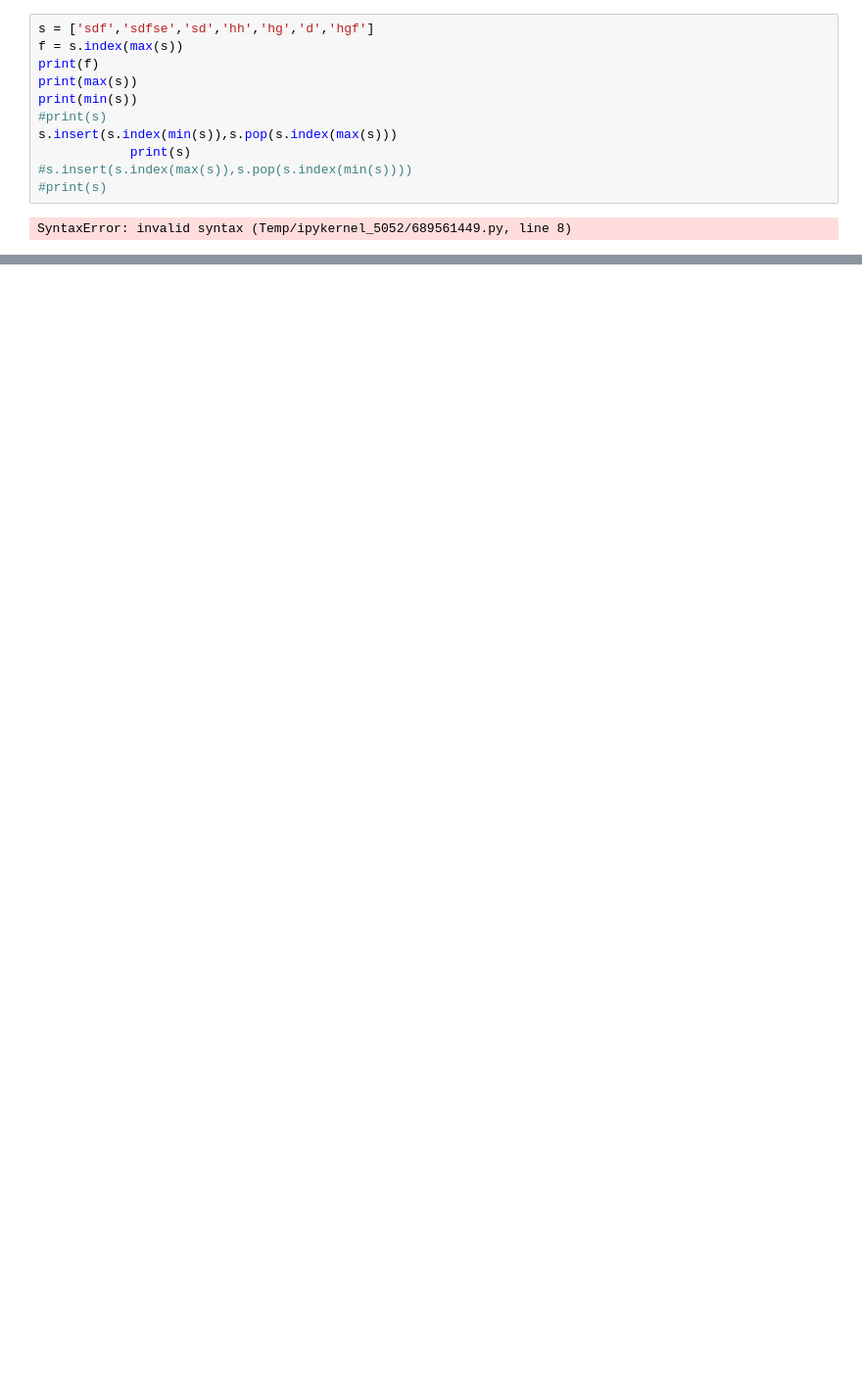
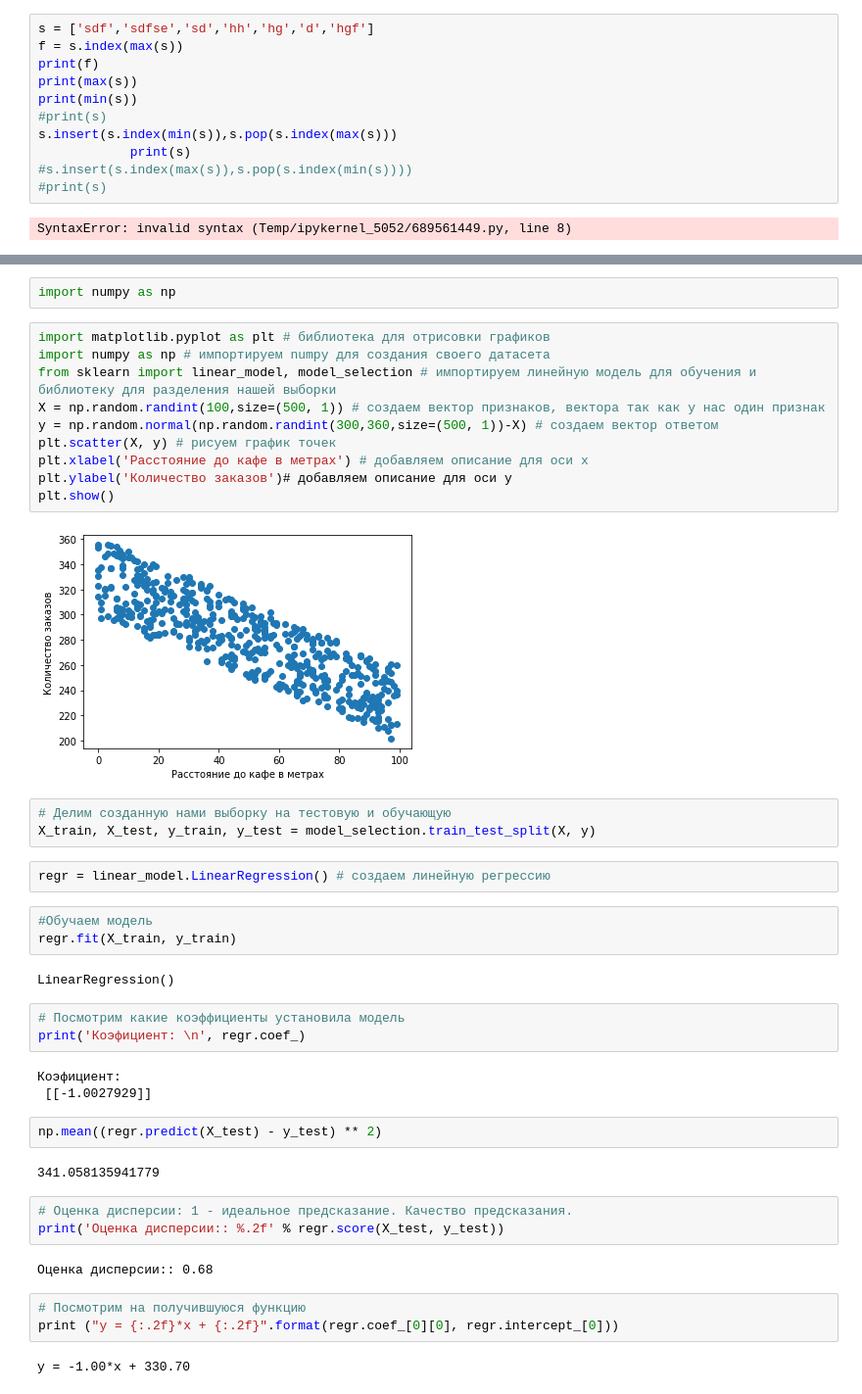
Before and after one commit to Ruben-Khchoyan/Zadaniya_in_Python, a Jupyter notebook: test.ipynb, the cells around one changed output, grey strips where cells are left out. Shown at 98% size. Saved outputs shown, nothing was run; the diff lists cells and outputs as text; blank space fills up the shorter version.

```diff
--- a/test.ipynb
+++ b/test.ipynb
@@ -26,0 +26,44 @@ SyntaxError: invalid syntax (Temp/ipykernel_5052/689561449.py, line 8)
+# %%
+import numpy as np
+# %%
+import matplotlib.pyplot as plt # библиотека для отрисовки графиков
+import numpy as np # импортируем numpy для создания своего датасета
+from sklearn import linear_model, model_selection # импортируем линейную модель для обучения и библиотеку для разделения нашей выборки
+X = np.random.randint(100,size=(500, 1)) # создаем вектор признаков, вектора так как у нас один признак
+y = np.random.normal(np.random.randint(300,360,size=(500, 1))-X) # создаем вектор ответом
+plt.scatter(X, y) # рисуем график точек
+plt.xlabel('Расстояние до кафе в метрах') # добавляем описание для оси x
+plt.ylabel('Количество заказов')# добавляем описание для оси y
+plt.show()
+# %% [output]
+[figure, added]
+# %%
+# Делим созданную нами выборку на тестовую и обучающую
+X_train, X_test, y_train, y_test = model_selection.train_test_split(X, y)
+# %%
+regr = linear_model.LinearRegression() # создаем линейную регрессию
+# %%
+#Обучаем модель
+regr.fit(X_train, y_train)
+# %% [output]
+LinearRegression()
+# %%
+# Посмотрим какие коэффициенты установила модель
+print('Коэфициент: \n', regr.coef_)
+# %% [output]
+Коэфициент:
+ [[-1.0027929]]
+# %%
+np.mean((regr.predict(X_test) - y_test) ** 2)
+# %% [output]
+341.058135941779
+# %%
+# Оценка дисперсии: 1 - идеальное предсказание. Качество предсказания.
+print('Оценка дисперсии:: %.2f' % regr.score(X_test, y_test))
+# %% [output]
+Оценка дисперсии:: 0.68
+# %%
+# Посмотрим на получившуюся функцию
+print ("y = {:.2f}*x + {:.2f}".format(regr.coef_[0][0], regr.intercept_[0]))
+# %% [output]
+y = -1.00*x + 330.70
```
Also changed, not shown: parts of 9 cells of this notebook, 3 other files.
